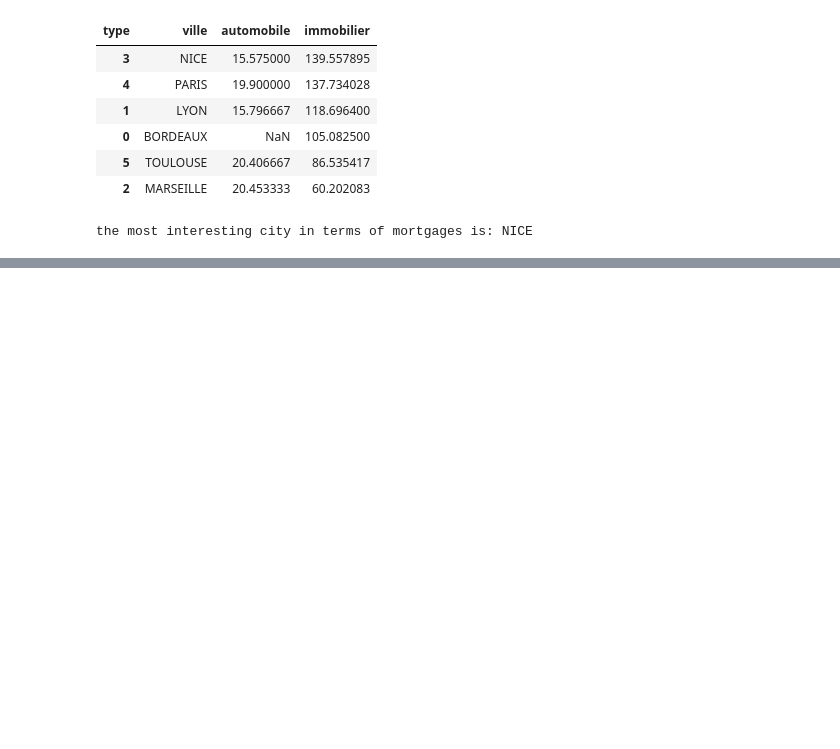
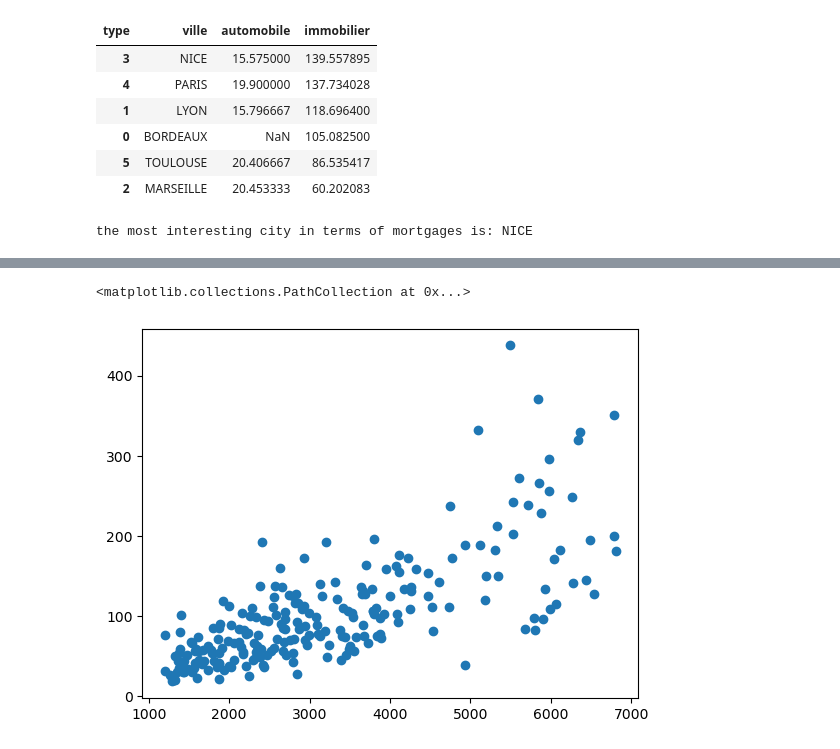
Before and after one commit to dmaiga/real_estate_loans, a Jupyter notebook: asset/Script/Prets_immobilier.ipynb, the cells around one changed output, grey strips where cells are left out. Drawn from its saved outputs; the diff is of its cells as text; code cells hidden in the pictures; blank space fills up the shorter version.

```diff
--- a/asset/Script/Prets_immobilier.ipynb
+++ b/asset/Script/Prets_immobilier.ipynb
@@ -211,0 +241,7 @@ the most interesting city in terms of mortgages is: NICE
+# %%
+# Monthly profit as a function of customer income for real estate loans only
+profit_mor = data.loc[data['type']=='immobilier',:]
+plt.scatter(profit_mor['revenu'],profit_mor['benefice'])
+# %% [output]
+<matplotlib.collections.PathCollection at 0x...>
+[figure, added]
```
Also changed, not shown: parts of 8 cells of this notebook.
